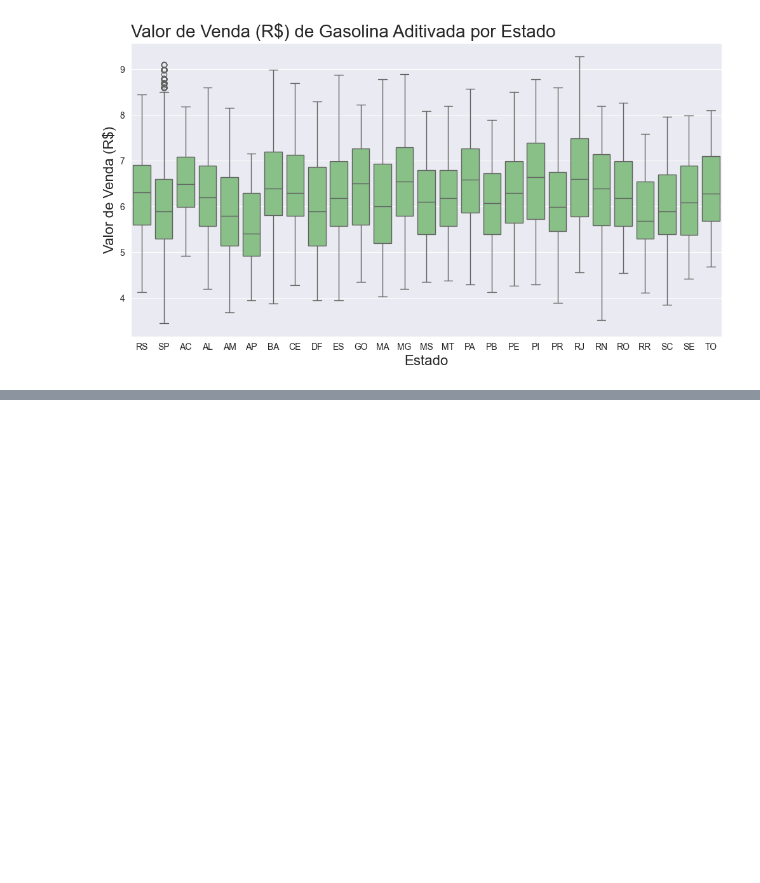
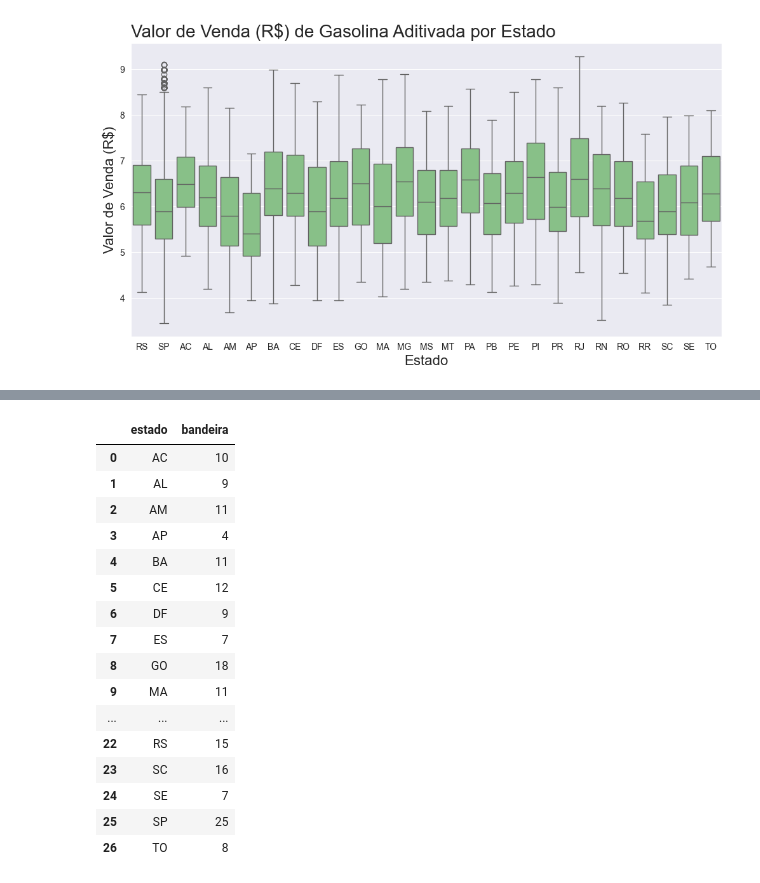
Before and after one commit to tupizz/fiap-fase04-business_analytics_petroleum_prices, a Jupyter notebook: business_analytics_fase04/insights.ipynb, the cells around one changed output, grey strips where cells are left out. Cells and saved outputs as stored; diff of their text form; code cells hidden in the pictures; blank space fills up the shorter version.

```diff
--- a/business_analytics_fase04/insights.ipynb
+++ b/business_analytics_fase04/insights.ipynb
@@ -186,0 +208,21 @@ plot_boxplot_2V(
+# %%
+bandeiras_estado = df_anp_bandeira_estado.groupby(['estado']).bandeira.nunique().reset_index()
+bandeiras_estado
+# %% [output]
+|  | estado | bandeira |
+| 0 | AC | 10 |
+| 1 | AL | 9 |
+| 2 | AM | 11 |
+| 3 | AP | 4 |
+| 4 | BA | 11 |
+| 5 | CE | 12 |
+| 6 | DF | 9 |
+| 7 | ES | 7 |
+| 8 | GO | 18 |
+| 9 | MA | 11 |
+| ... | ... | ... |
+| 22 | RS | 15 |
+| 23 | SC | 16 |
+| 24 | SE | 7 |
+| 25 | SP | 25 |
+| 26 | TO | 8 |
```
Also changed, not shown: parts of 5 cells of this notebook.
